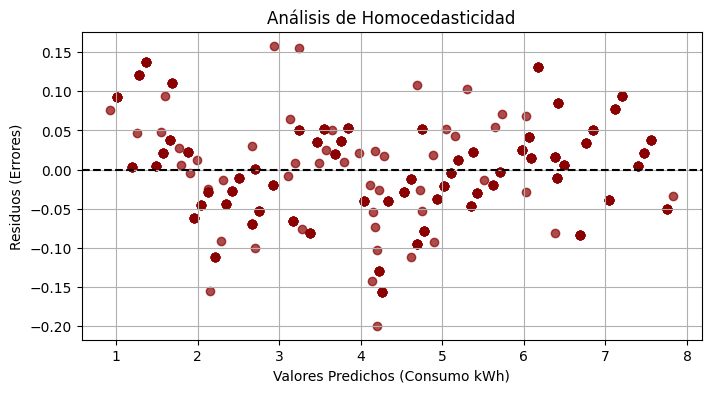
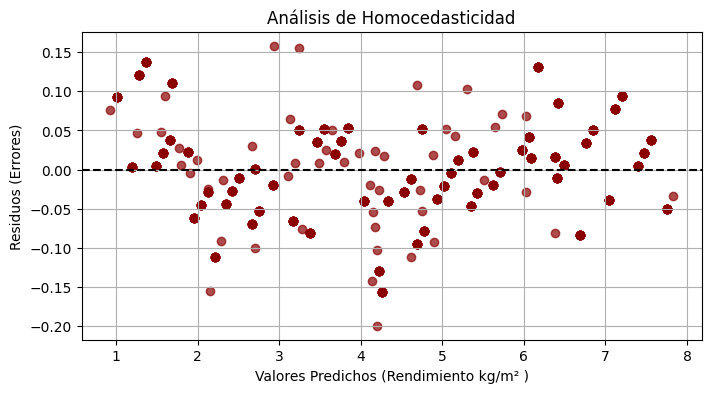
Code edit (unified diff) that turned the first committed figure into the second:
--- before
+++ after
@@ -10,5 +10,4 @@
 display(df_invernadero.head())
 
-
 # --- TU CÓDIGO EMPIEZA AQUÍ ---
 
@@ -16,11 +15,10 @@
 y = df_invernadero['Rendimiento_kg_m2']
 
-# Instanciamos el modelo
+# Instanciamos el modelo y ajustamos modelo
 modelo_ml = LinearRegression()
-
-# Entrenamos (Ajustamos) el modelo.
 modelo_ml.fit(X, y)
 
 print("Intercepto (Beta_0):", modelo_ml.intercept_)
+print("Variables:", X.columns)
 print("Coeficientes (Betas):", modelo_ml.coef_)
 
@@ -44,5 +42,5 @@
 plt.axhline(y=0, color='black', linestyle='--')
 plt.title('Análisis de Homocedasticidad')
-plt.xlabel('Valores Predichos (Consumo kWh)')
+plt.xlabel('Valores Predichos (Rendimiento kg/m² )')
 plt.ylabel('Residuos (Errores)')
 plt.grid(True)
@@ -51,4 +49,6 @@
 
 plt.hist(residuos)
+plt.title('Distribucion de errores')
+plt.xlabel('Residuos')
 plt.show()
 
@@ -63,2 +63,11 @@
 else:
     print("Los datos NO siguen una distribución normal")
+
+import pandas as pd
+
+nuevos_datos = pd.DataFrame({'Luz_Solar': [8], 'Fertilizante': [50], 'Caudal_Riego': [15]})
+
+predicciones2 = modelo_ml.predict(nuevos_datos)
+
+print(f"Rendimiento con nuevos datos: {predicciones2[0]:.2f} kg/m²")
+

Commit: Se creó con Colab